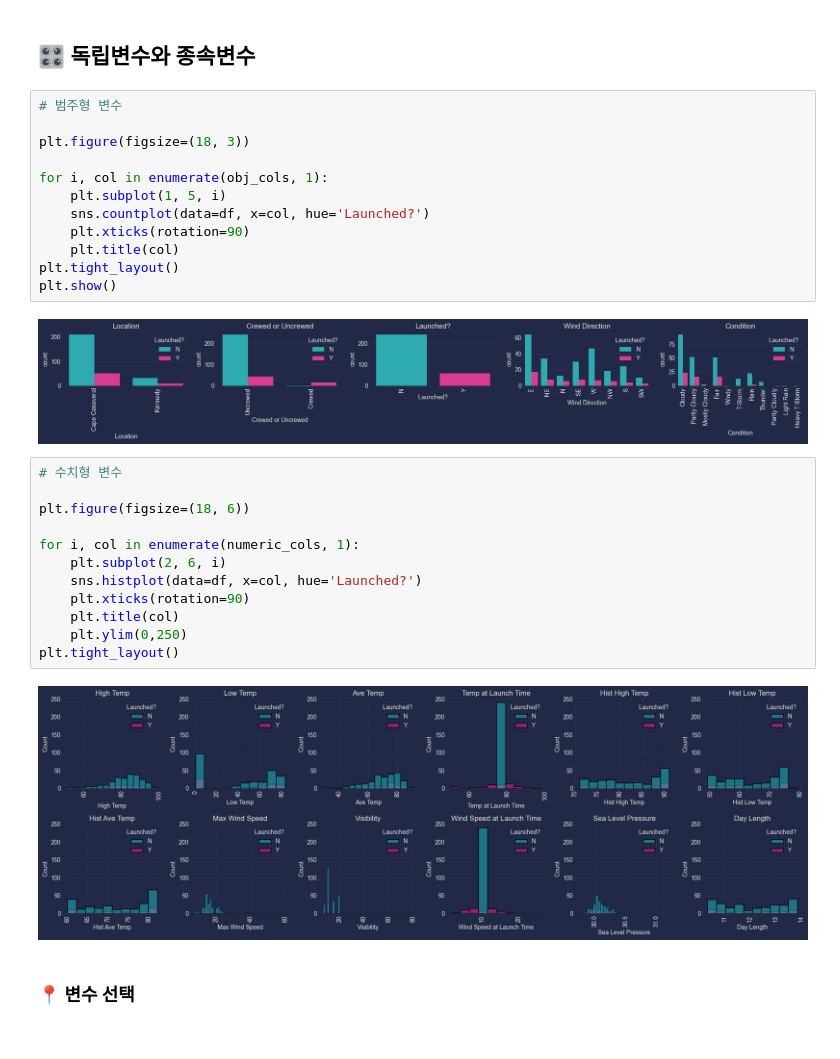
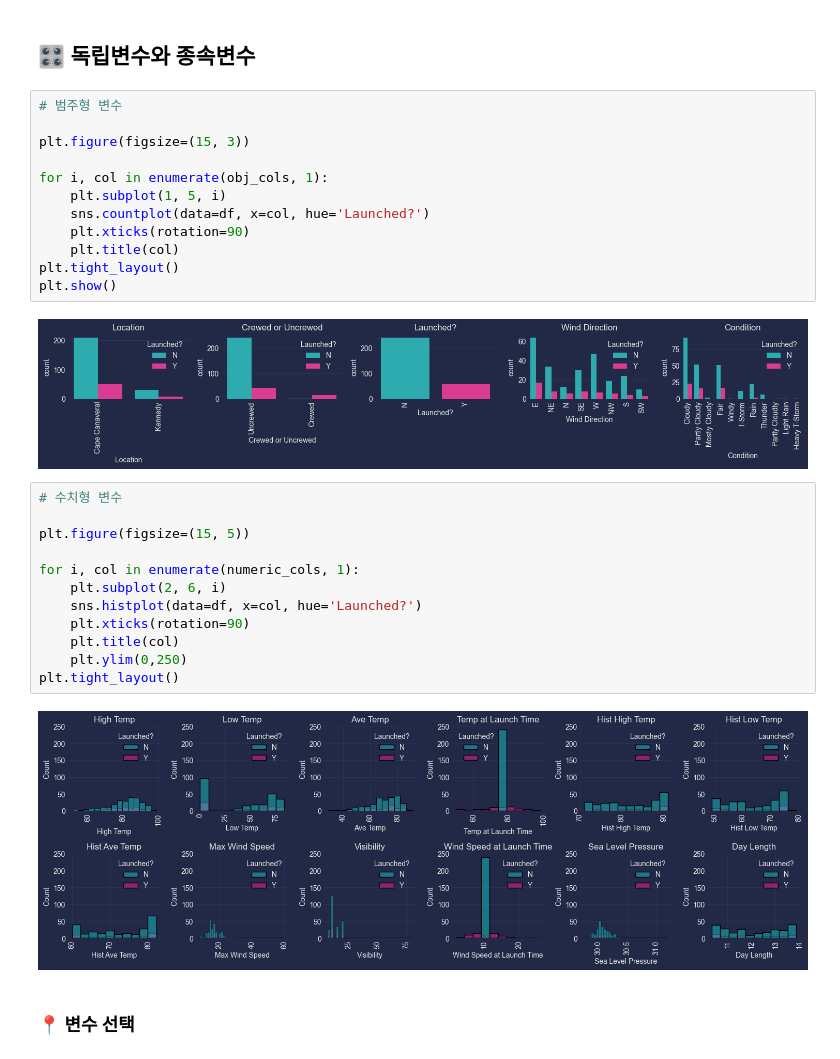
Before and after one commit to zer0ken/ms-ai-school, a Jupyter notebook: rocket/12_로켓발사_실습.ipynb, the cells around one changed output. Cells and saved outputs as stored; diff of their text form.

```diff
--- a/rocket/12_로켓발사_실습.ipynb
+++ b/rocket/12_로켓발사_실습.ipynb
@@ -186,21 +186,21 @@ plt.show()
 # %%
 # 범주형 변수
 
-plt.figure(figsize=(18, 3))
+plt.figure(figsize=(15, 3))
 
 for i, col in enumerate(obj_cols, 1):
     plt.subplot(1, 5, i)
     sns.countplot(data=df, x=col, hue='Launched?')
     plt.xticks(rotation=90)
     plt.title(col)
 plt.tight_layout()
 plt.show()
 # %% [output]
-[figure, old version]
+[figure, new version]
 # %%
 # 수치형 변수
 
-plt.figure(figsize=(18, 6))
+plt.figure(figsize=(15, 5))
 
 for i, col in enumerate(numeric_cols, 1):
     plt.subplot(2, 6, i)
@@ -210,7 +210,7 @@ for i, col in enumerate(numeric_cols, 1):
     plt.ylim(0,250)
 plt.tight_layout()
 # %% [output]
-[figure, old version]
+[figure, new version]
 # %% [markdown]
 ### 📍 변수 선택
 # %%
```
Also changed, not shown: parts of 11 cells of this notebook.
